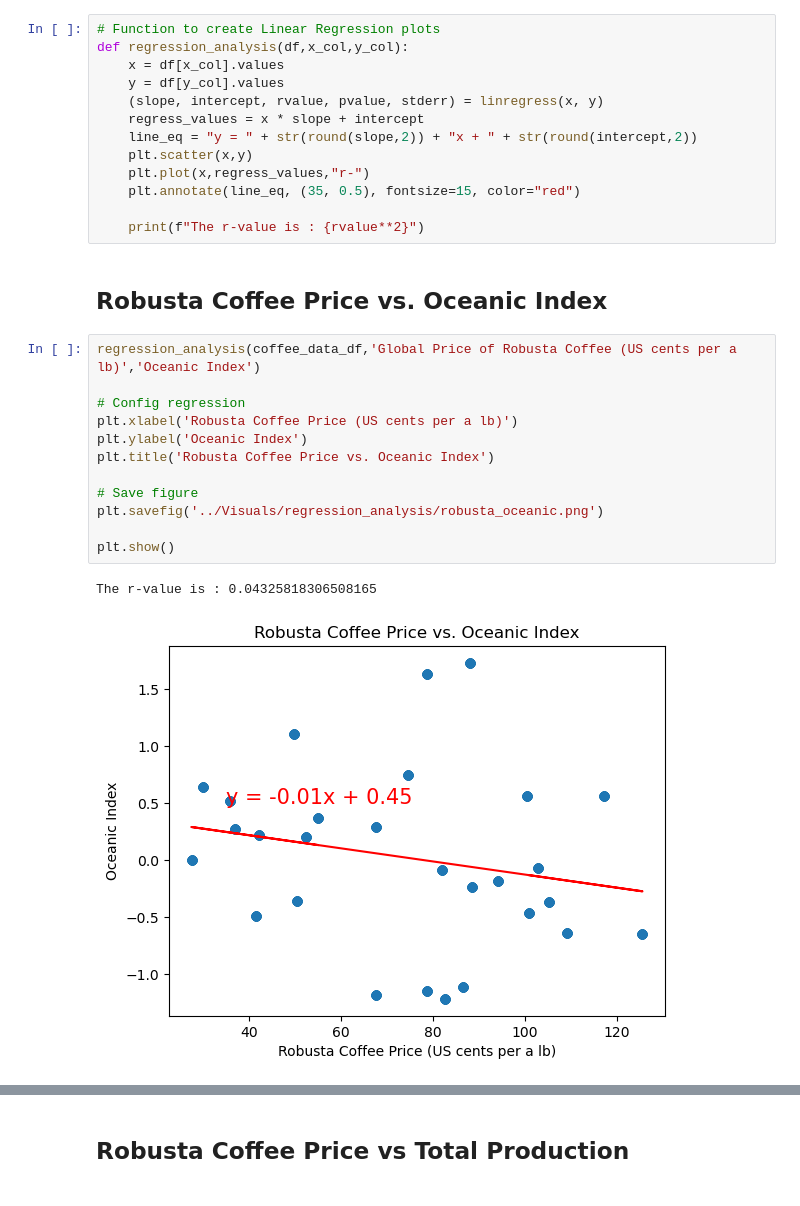
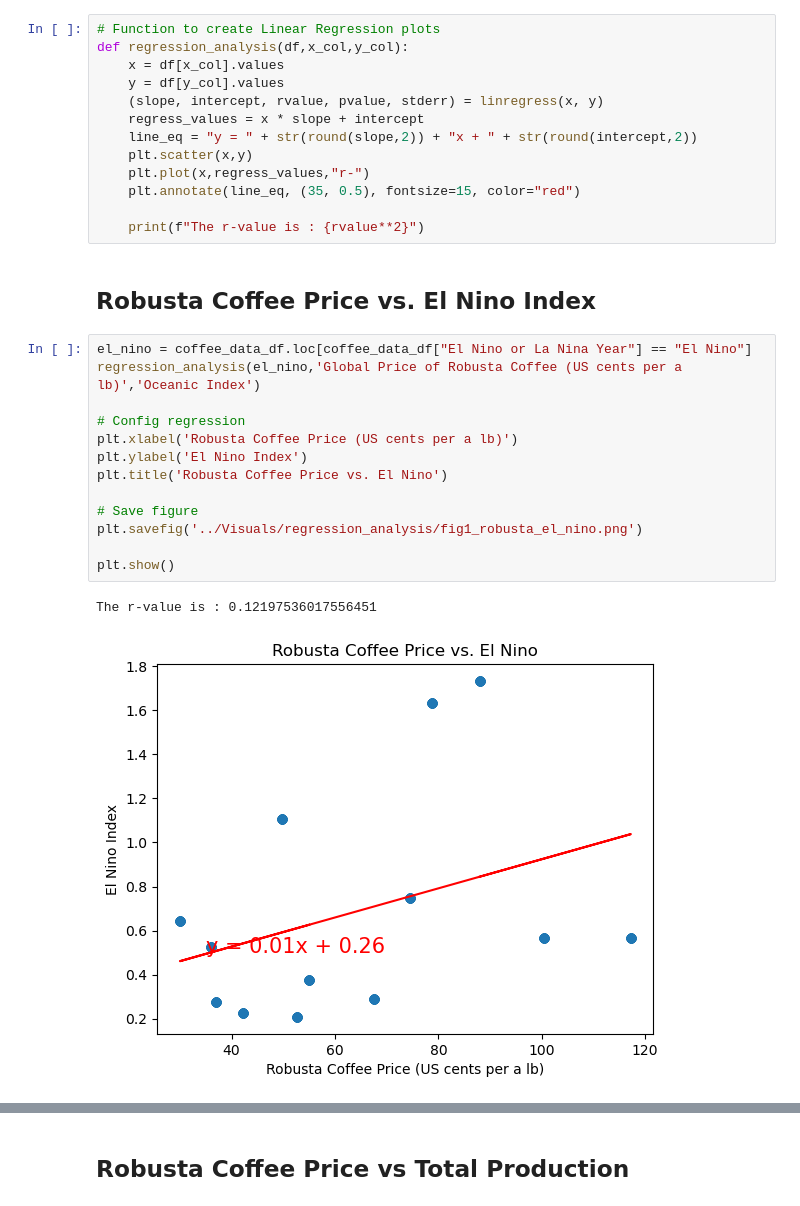
Before and after one commit to AAlbers341/project1_coffee_analysis, a Jupyter notebook: EDA/coffee_data_merged.ipynb, the cells around one changed output, grey strips where cells are left out. Drawn from its saved outputs; the diff is of its cells as text.

```diff
--- a/EDA/coffee_data_merged.ipynb
+++ b/EDA/coffee_data_merged.ipynb
@@ -48,19 +48,20 @@ def regression_analysis(df,x_col,y_col):
 
     print(f"The r-value is : {rvalue**2}")
 # %% [markdown]
-## Robusta Coffee Price vs. Oceanic Index
+## Robusta Coffee Price vs. El Nino Index
 # %%
-regression_analysis(coffee_data_df,'Global Price of Robusta Coffee (US cents per a lb)','Oceanic Index')
+el_nino = coffee_data_df.loc[coffee_data_df["El Nino or La Nina Year"] == "El Nino"]
+regression_analysis(el_nino,'Global Price of Robusta Coffee (US cents per a lb)','Oceanic Index')
 
 # Config regression
 plt.xlabel('Robusta Coffee Price (US cents per a lb)')
-plt.ylabel('Oceanic Index')
-plt.title('Robusta Coffee Price vs. Oceanic Index')
+plt.ylabel('El Nino Index')
+plt.title('Robusta Coffee Price vs. El Nino')
 
 # Save figure
-plt.savefig('../Visuals/regression_analysis/robusta_oceanic.png')
+plt.savefig('../Visuals/regression_analysis/fig1_robusta_el_nino.png')
 
 plt.show()
 # %% [output]
-The r-value is : 0.04325818306508165
+The r-value is : 0.12197536017556451
-[figure, old version]
+[figure, new version]
```
Also changed, not shown: parts of 12 cells of this notebook, 16 other files.
